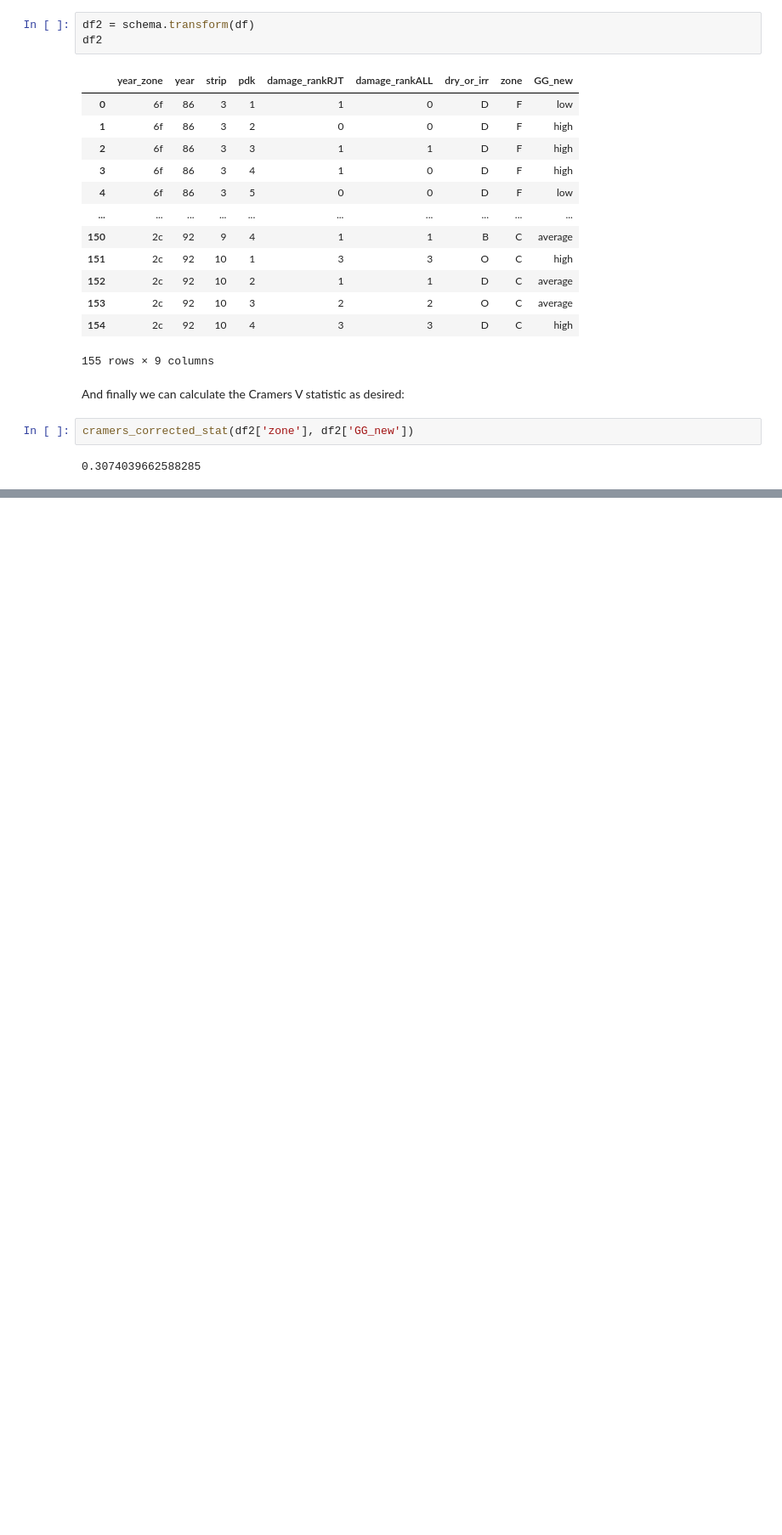
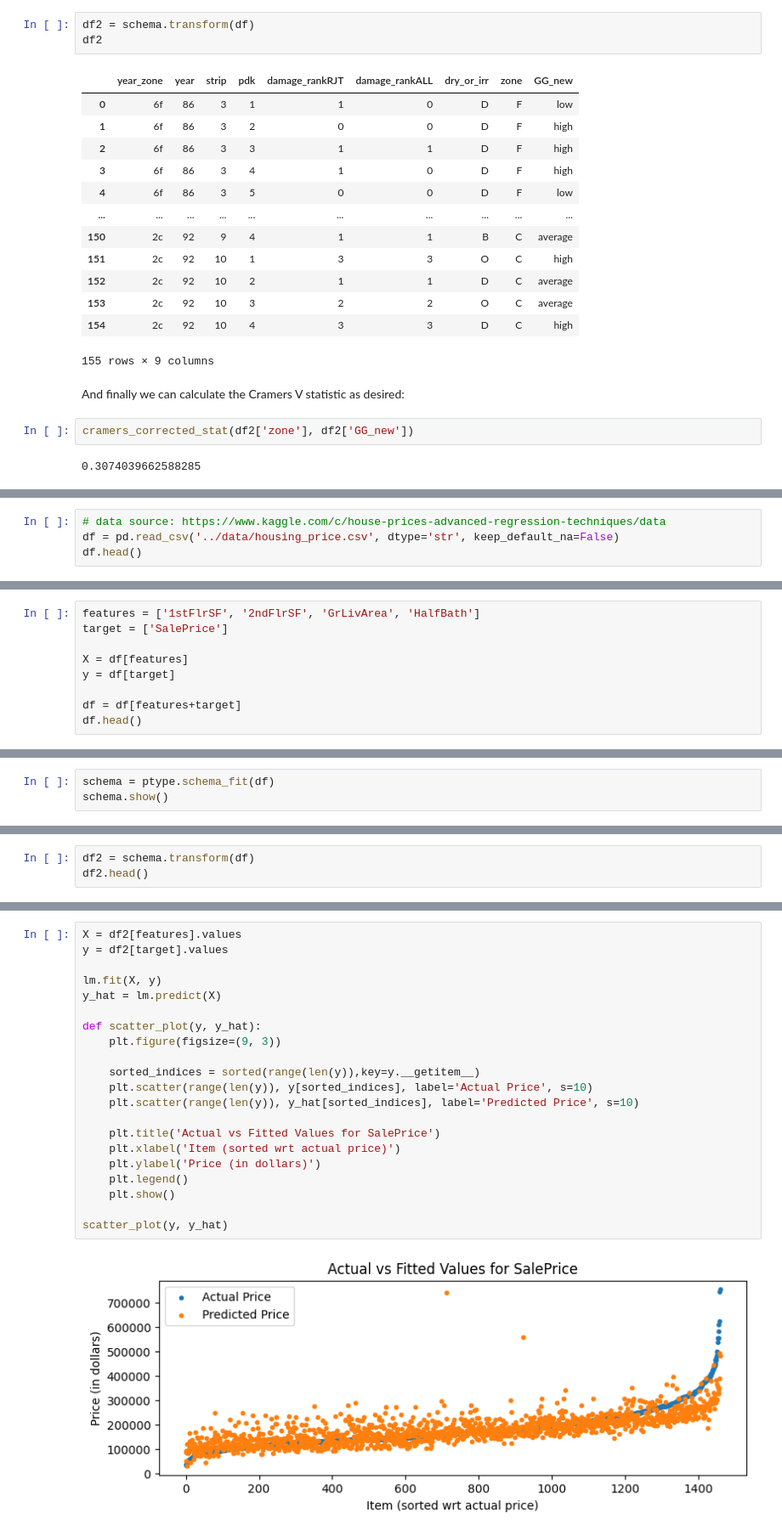
Before and after one commit to alan-turing-institute/ptype, a Jupyter notebook: notebooks/reclassify-column.ipynb, the cells around one changed output, grey strips where cells are left out. Shown at 85% size. Cells and saved outputs as stored; diff of their text form; blank space fills up the shorter version.

Commit message:
added the half bathroom example

```diff
--- a/notebooks/reclassify-column.ipynb
+++ b/notebooks/reclassify-column.ipynb
@@ -174,0 +181,4 @@ cramers_corrected_stat(df2['zone'], df2['GG_new'])
+# %%
+# data source: https://www.kaggle.com/c/house-prices-advanced-regression-techniques/data
+df = pd.read_csv('../data/housing_price.csv', dtype='str', keep_default_na=False)
+df.head()
@@ -174,0 +193,9 @@ cramers_corrected_stat(df2['zone'], df2['GG_new'])
+# %%
+features = ['1stFlrSF', '2ndFlrSF', 'GrLivArea', 'HalfBath']
+target = ['SalePrice']
+
+X = df[features]
+y = df[target]
+
+df = df[features+target]
+df.head()
@@ -174,0 +209,3 @@ cramers_corrected_stat(df2['zone'], df2['GG_new'])
+# %%
+schema = ptype.schema_fit(df)
+schema.show()
@@ -174,0 +266,3 @@ cramers_corrected_stat(df2['zone'], df2['GG_new'])
+# %%
+df2 = schema.transform(df)
+df2.head()
@@ -174,0 +276,23 @@ cramers_corrected_stat(df2['zone'], df2['GG_new'])
+# %%
+X = df2[features].values
+y = df2[target].values
+
+lm.fit(X, y)
+y_hat = lm.predict(X)
+
+def scatter_plot(y, y_hat):
+    plt.figure(figsize=(9, 3))
+
+    sorted_indices = sorted(range(len(y)),key=y.__getitem__)
+    plt.scatter(range(len(y)), y[sorted_indices], label='Actual Price', s=10)
+    plt.scatter(range(len(y)), y_hat[sorted_indices], label='Predicted Price', s=10)
+
+    plt.title('Actual vs Fitted Values for SalePrice')
+    plt.xlabel('Item (sorted wrt actual price)')
+    plt.ylabel('Price (in dollars)')
+    plt.legend()
+    plt.show()
+
+scatter_plot(y, y_hat)
+# %% [output]
+[figure, added]
```
Also changed, not shown: parts of 13 cells of this notebook.
